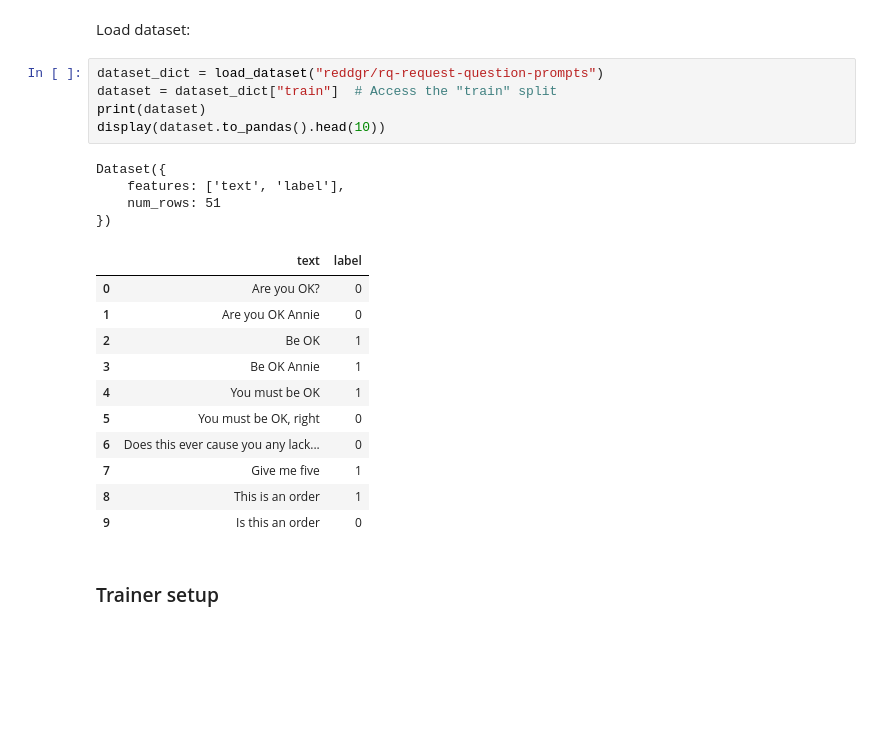
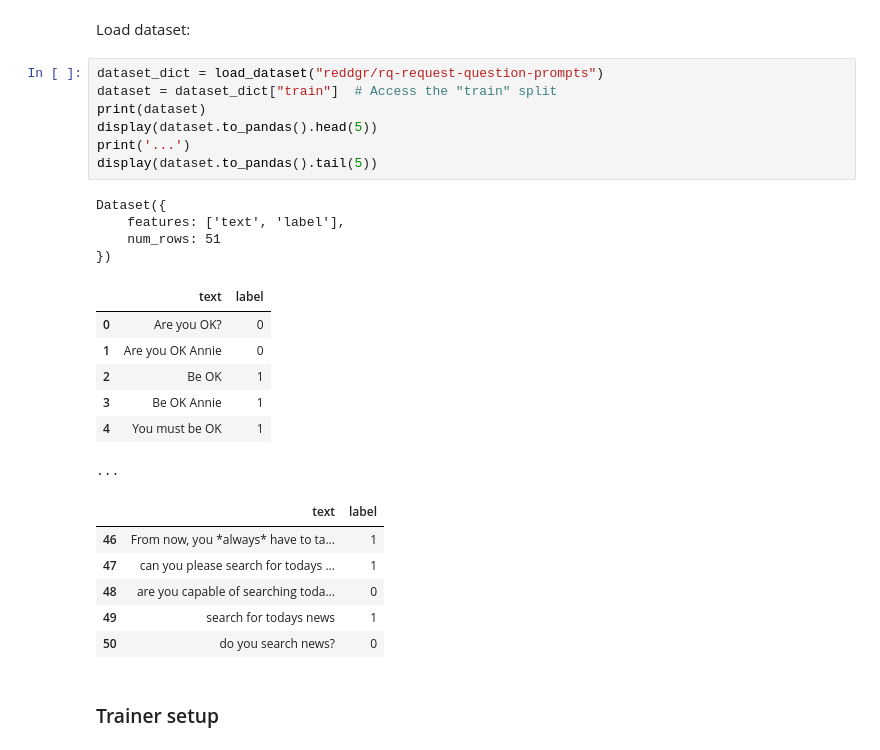
Before and after one commit to reddgr/chatbot-response-scoring-scbn-rqtl, a Jupyter notebook: rq-model-training-workflow.ipynb, the cells around one changed output. Saved outputs shown, nothing was run; the diff lists cells and outputs as text; blank space fills up the shorter version.

```diff
--- a/rq-model-training-workflow.ipynb
+++ b/rq-model-training-workflow.ipynb
@@ -70,24 +73,28 @@ Load dataset:
 # %%
 dataset_dict = load_dataset("reddgr/rq-request-question-prompts")
 dataset = dataset_dict["train"]  # Access the "train" split
 print(dataset)
-display(dataset.to_pandas().head(10))
+display(dataset.to_pandas().head(5))
+print('...')
+display(dataset.to_pandas().tail(5))
 # %% [output]
 Dataset({
     features: ['text', 'label'],
     num_rows: 51
 })
 |  | text | label |
 | 0 | Are you OK? | 0 |
 | 1 | Are you OK Annie | 0 |
 | 2 | Be OK | 1 |
 | 3 | Be OK Annie | 1 |
 | 4 | You must be OK | 1 |
-| 5 | You must be OK, right | 0 |
-| 6 | Does this ever cause you any lack... | 0 |
-| 7 | Give me five | 1 |
-| 8 | This is an order | 1 |
-| 9 | Is this an order | 0 |
+...
+|  | text | label |
+| 46 | From now, you *always* have to ta... | 1 |
+| 47 | can you please search for todays ... | 1 |
+| 48 | are you capable of searching toda... | 0 |
+| 49 | search for todays news | 1 |
+| 50 | do you search news? | 0 |
 # %% [markdown]
 ### Trainer setup
 # %%
```
Also changed, not shown: parts of 18 cells of this notebook, 2 other files.
